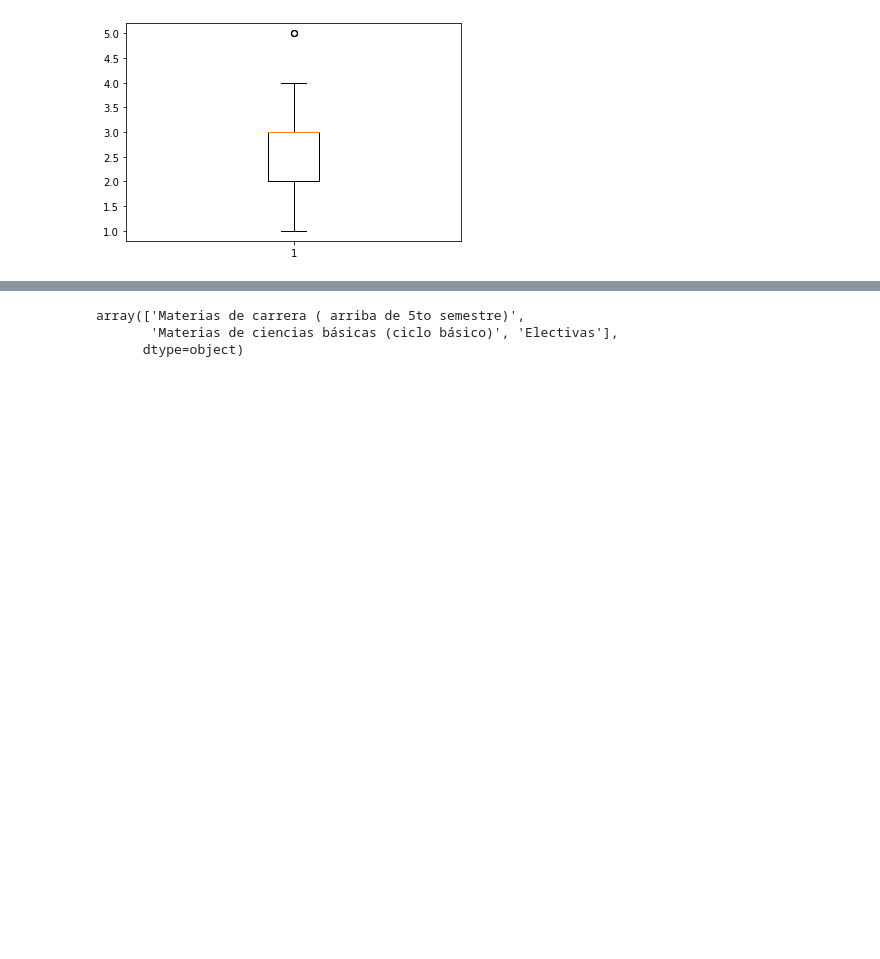
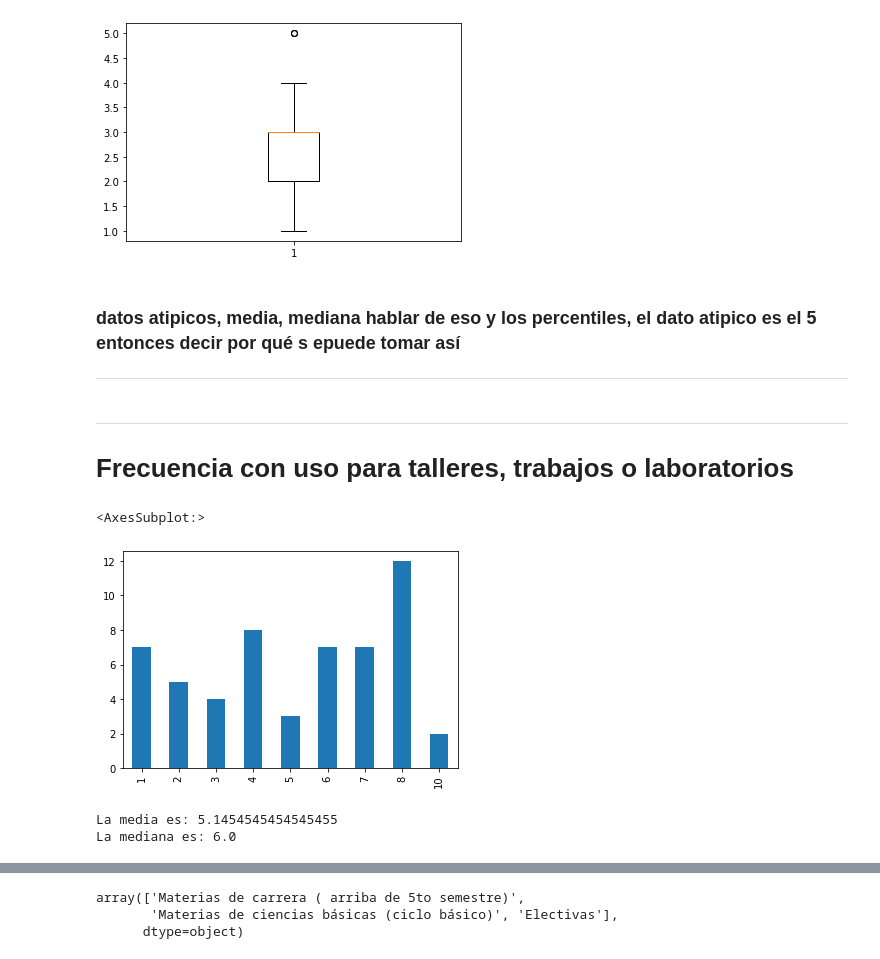
Before and after one commit to sebastianmora04/estadistica_j1, a Jupyter notebook: modelo.ipynb, the cells around one changed output, grey strips where cells are left out. Drawn from its saved outputs; the diff is of its cells as text; code cells hidden in the pictures; blank space fills up the shorter version.

```diff
--- a/modelo.ipynb
+++ b/modelo.ipynb
@@ -150,3 +160,25 @@ plt.boxplot(df['Frecuencia pruebas'])
 plt.show()
 # %% [output]
 [figure]
+# %% [markdown]
+### datos atipicos, media, mediana hablar de eso y los percentiles, el dato atipico es el 5 entonces decir por qué s epuede tomar así
+---------------------------------------------------
+# %% [markdown]
+------------------------
+# Frecuencia con uso para talleres, trabajos o laboratorios
+# %%
+x2 = df['Frecuencia talleres'].value_counts()
+x2.sort_index().plot(kind = 'bar')
+# %% [output]
+<AxesSubplot:>
+[figure, added]
+# %%
+fta = df['Frecuencia talleres']
+mediapt = fta.mean()
+medianpt = fta.median()
+
+print('La media es: ' + str(mediapt) )
+print('La mediana es: ' + str(medianpt))
+# %% [output]
+La media es: 5.1454545454545455
+La mediana es: 6.0
```
Also changed, not shown: parts of 24 cells of this notebook.
